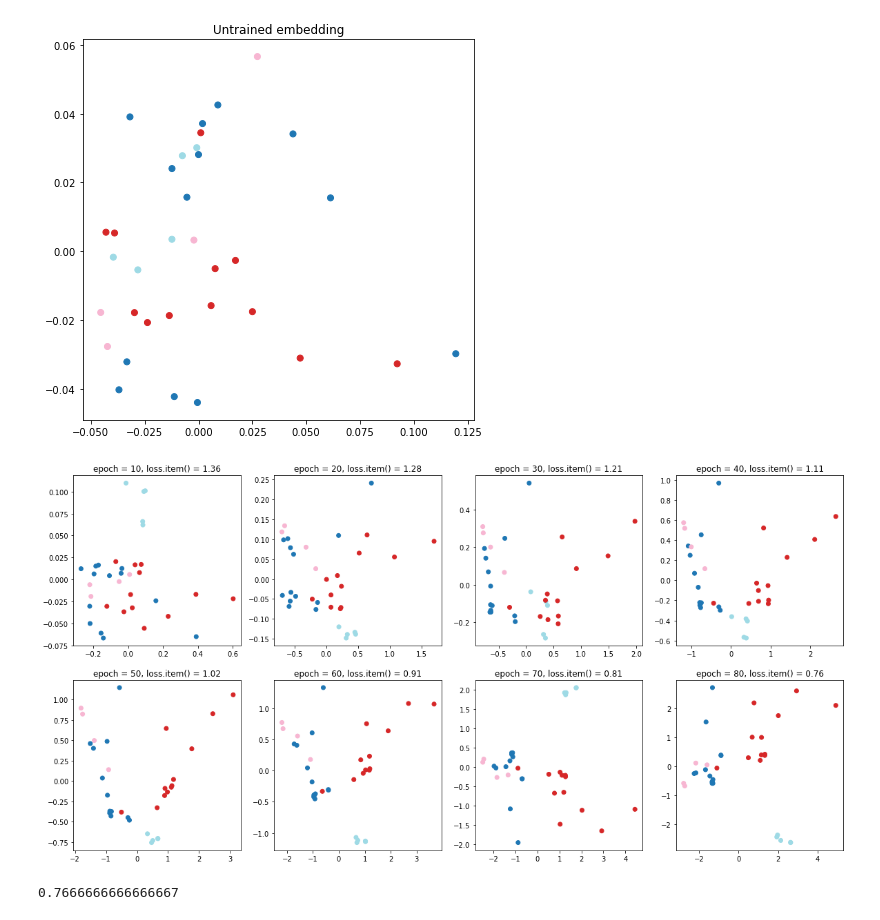
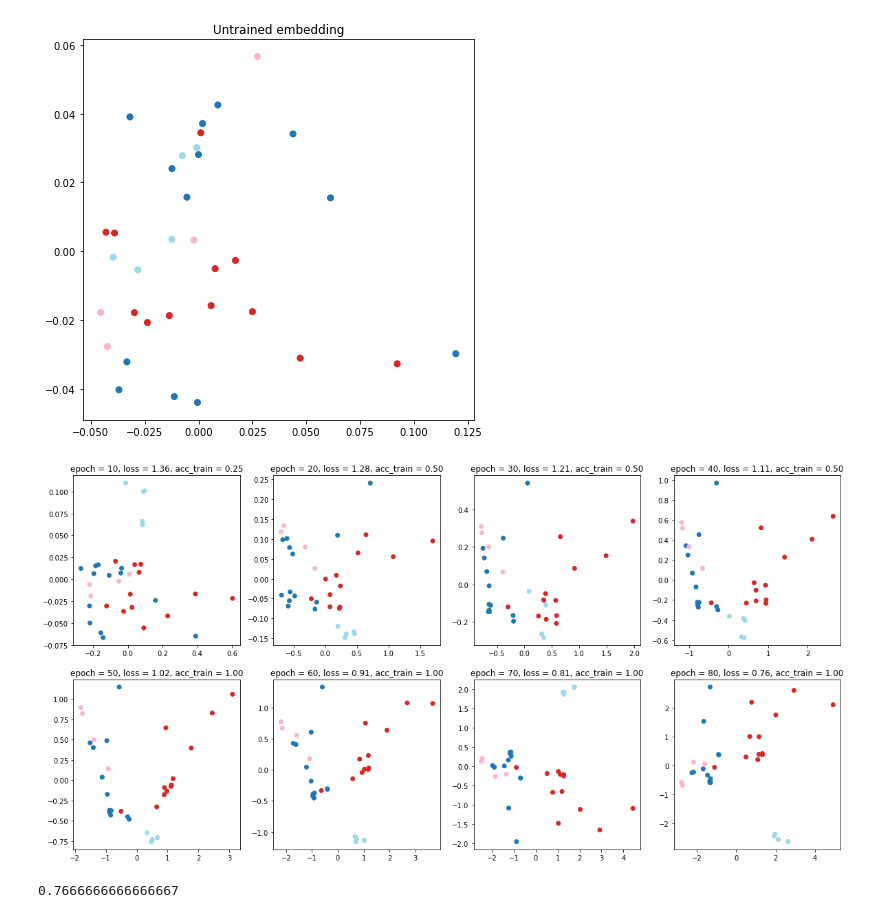
Before and after one commit to zademn/netsci-labs, a Jupyter notebook: Lab6 -- ML intro/PyG_intro.ipynb, the cells around one changed output. Drawn from its saved outputs; the diff is of its cells as text; code cells hidden in the pictures.

```diff
--- a/Lab6 -- ML intro/torch_geometric_intro.ipynb
+++ b/Lab6 -- ML intro/PyG_intro.ipynb
@@ -272,6 +282,8 @@ Let's return to our karate graph
 dataset = KarateClub()
 data = dataset[0]
 print_dataset(dataset)
+
+data.test_mask = ~data.train_mask
 # %% [output]
 Dataset: KarateClub():
 ======================
@@ -336,27 +348,37 @@ Embedding shape: [34, 8]
 # %%
 model = GCN(input_dim=dataset.num_features, hidden_dim=8, out_dim=dataset.num_classes)
 criterion = torch.nn.CrossEntropyLoss()  # Define loss criterion.
 optimizer = torch.optim.Adam(model.parameters(), lr=0.01)  # Define optimizer.
 
-def train(data):
+def train(model, data, optimizer, criterion):
+    model.train()
+
     optimizer.zero_grad()  # Clear gradients.
     out, h = model(data.x, data.edge_index)  # Perform a single forward pass.
     loss = criterion(out[data.train_mask], data.y[data.train_mask])  # Compute the loss solely based on the training nodes.
 
     loss.backward()  # Derive gradients.
     optimizer.step()  # Update parameters based on gradients.
-    return loss, h
+    return loss.item(), h
 
+def test(model, data, mask, criterion):
+    model.eval()
+
+    out, h = model(data.x, data.edge_index)  # Perform a single forward pass.
+    loss = criterion(out[mask], data.y[mask])
+
+    return loss.item(), accuracy_score(data.y[mask], np.argmax(out[mask].detach().numpy(), axis = 1))
 
 plt.figure(figsize = (4 * 5, 2 * 5))
 for epoch in range(1, 81):
-    loss, h = train(data)
+    loss, h = train(model, data, optimizer, criterion)
+    loss_train, acc_train = test(model, data, data.train_mask, criterion)
     if epoch % 10 == 0:
         plt.subplot(2, 4, epoch // 10)
-        plt.title(f"{epoch = }, {loss.item() = :.2f}")
+        plt.title(f"{epoch = }, {loss = :.2f}, {acc_train = :.2f}")
         plt.scatter(*PCA(n_components=2).fit_transform(h.cpu().detach().numpy()).T, c = data.y, cmap = plt.cm.tab20)
 plt.show()
 # %% [output]
-[figure, old version]
+[figure, new version]
 # %%
 out, h = model(data.x, data.edge_index)
```
Also changed, not shown: parts of 11 cells of this notebook, 5 other files.
